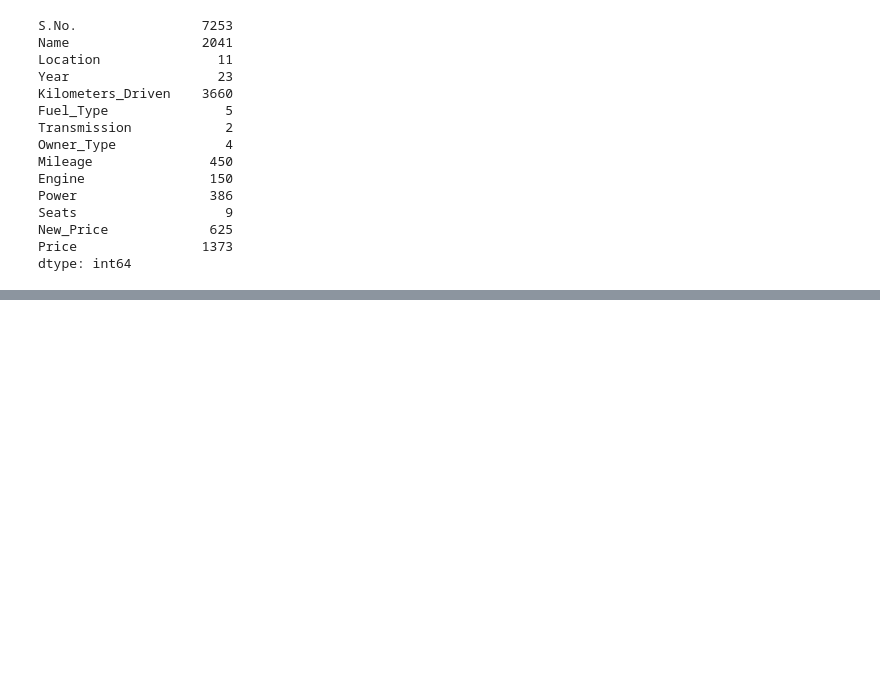
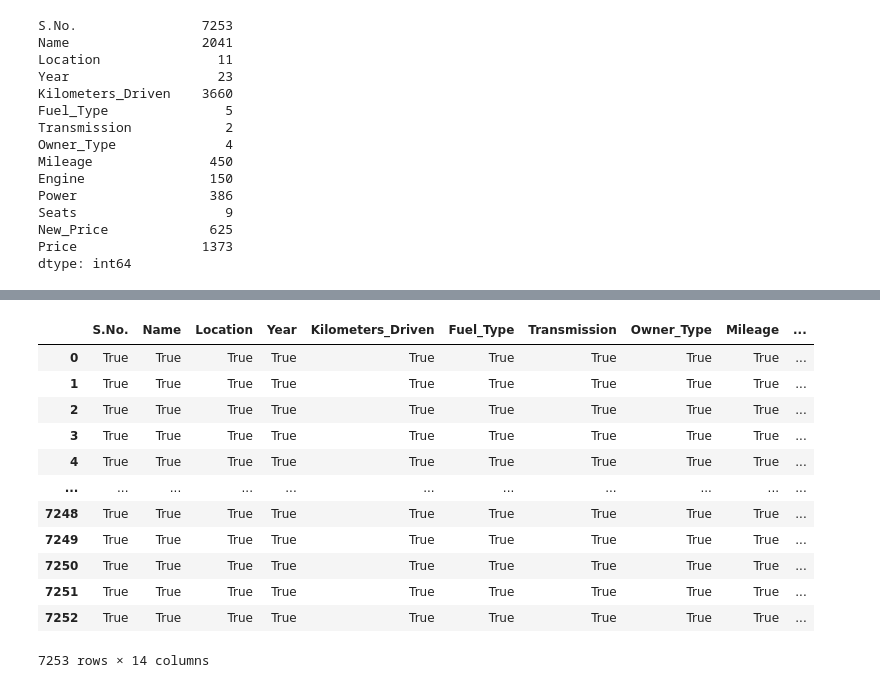
Before and after one commit to hiteshpatil2005/Machine-Learning-Laboratory, a Jupyter notebook: Assignment-1/test.ipynb, the cells around one changed output, grey strips where cells are left out. Saved outputs shown, nothing was run; the diff lists cells and outputs as text; code cells hidden in the pictures; blank space fills up the shorter version.

```diff
--- a/Assignment-1/test.ipynb
+++ b/Assignment-1/test.ipynb
@@ -60,0 +113,16 @@ dtype: int64
+# %%
+data.notnull()
+# %% [output]
+|  | S.No. | Name | Location | Year | Kilometers_Driven | Fuel_Type | Transmission | Owner_Type | Mileage | ... |
+| 0 | True | True | True | True | True | True | True | True | True | ... |
+| 1 | True | True | True | True | True | True | True | True | True | ... |
+| 2 | True | True | True | True | True | True | True | True | True | ... |
+| 3 | True | True | True | True | True | True | True | True | True | ... |
+| 4 | True | True | True | True | True | True | True | True | True | ... |
+| ... | ... | ... | ... | ... | ... | ... | ... | ... | ... | ... |
+| 7248 | True | True | True | True | True | True | True | True | True | ... |
+| 7249 | True | True | True | True | True | True | True | True | True | ... |
+| 7250 | True | True | True | True | True | True | True | True | True | ... |
+| 7251 | True | True | True | True | True | True | True | True | True | ... |
+| 7252 | True | True | True | True | True | True | True | True | True | ... |
+7253 rows × 14 columns
```
Also changed, not shown: parts of 9 cells of this notebook.
